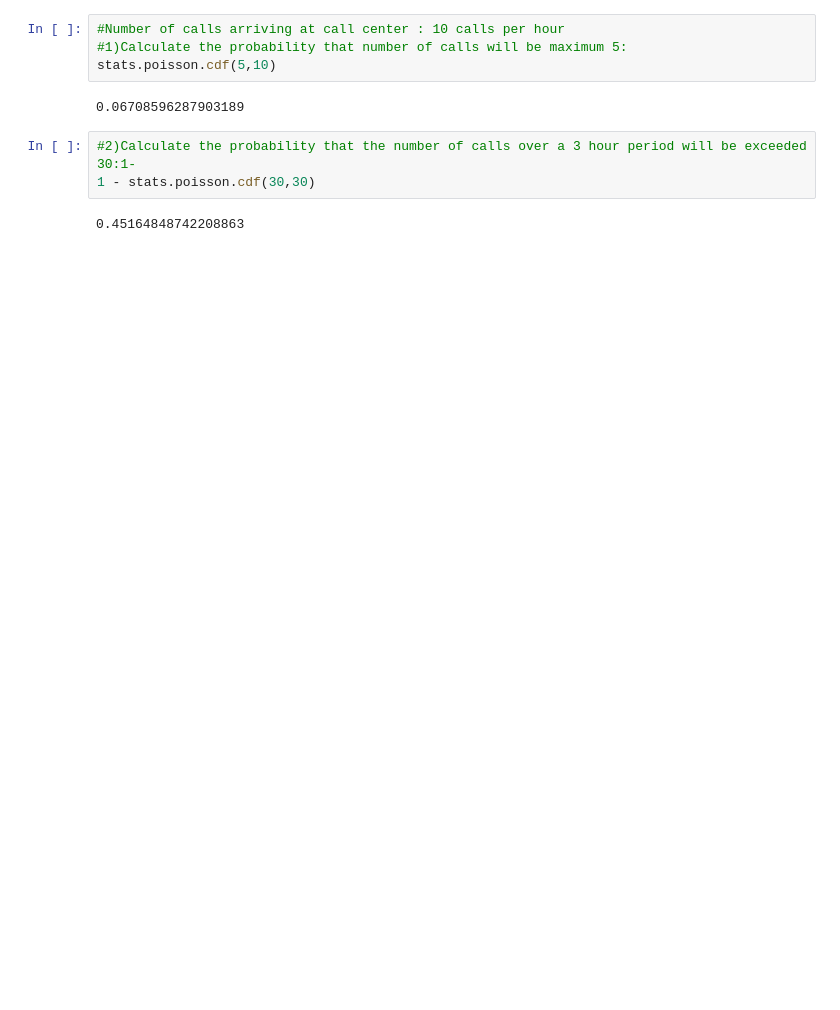
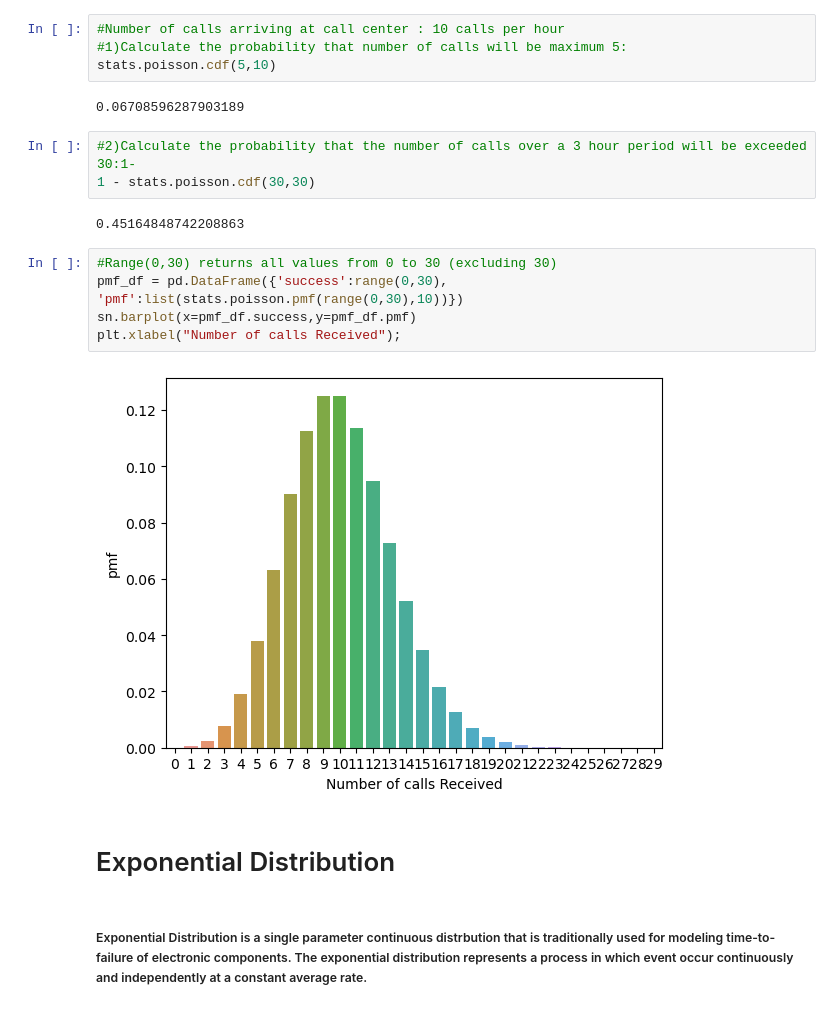
Before and after one commit to aryansanchiya/ML2, a Jupyter notebook: Cha - 02 - Probability Dist. & Hypothesis Tests.ipynb, the cells around one changed output. Drawn from its saved outputs; the diff is of its cells as text; blank space fills up the shorter version.

```diff
--- a/Cha - 02 - Probability Dist. & Hypothesis Tests.ipynb
+++ b/Cha - 02 - Probability Dist. & Hypothesis Tests.ipynb
@@ -128,3 +126,14 @@ stats.poisson.cdf(5,10)
 1 - stats.poisson.cdf(30,30)
 # %% [output]
 0.45164848742208863
+# %%
+#Range(0,30) returns all values from 0 to 30 (excluding 30)
+pmf_df = pd.DataFrame({'success':range(0,30), 'pmf':list(stats.poisson.pmf(range(0,30),10))})
+sn.barplot(x=pmf_df.success,y=pmf_df.pmf)
+plt.xlabel("Number of calls Received");
+# %% [output]
+[figure, added]
+# %% [markdown]
+# <h1>Exponential Distribution
+# %% [markdown]
+# <h5>Exponential Distribution is a single parameter continuous distrbution that is traditionally used for modeling time-to-failure of electronic components. The exponential distribution represents a process in which event occur continuously and independently at a constant average rate.
```
Also changed, not shown: parts of 49 cells of this notebook, 3 other files.
